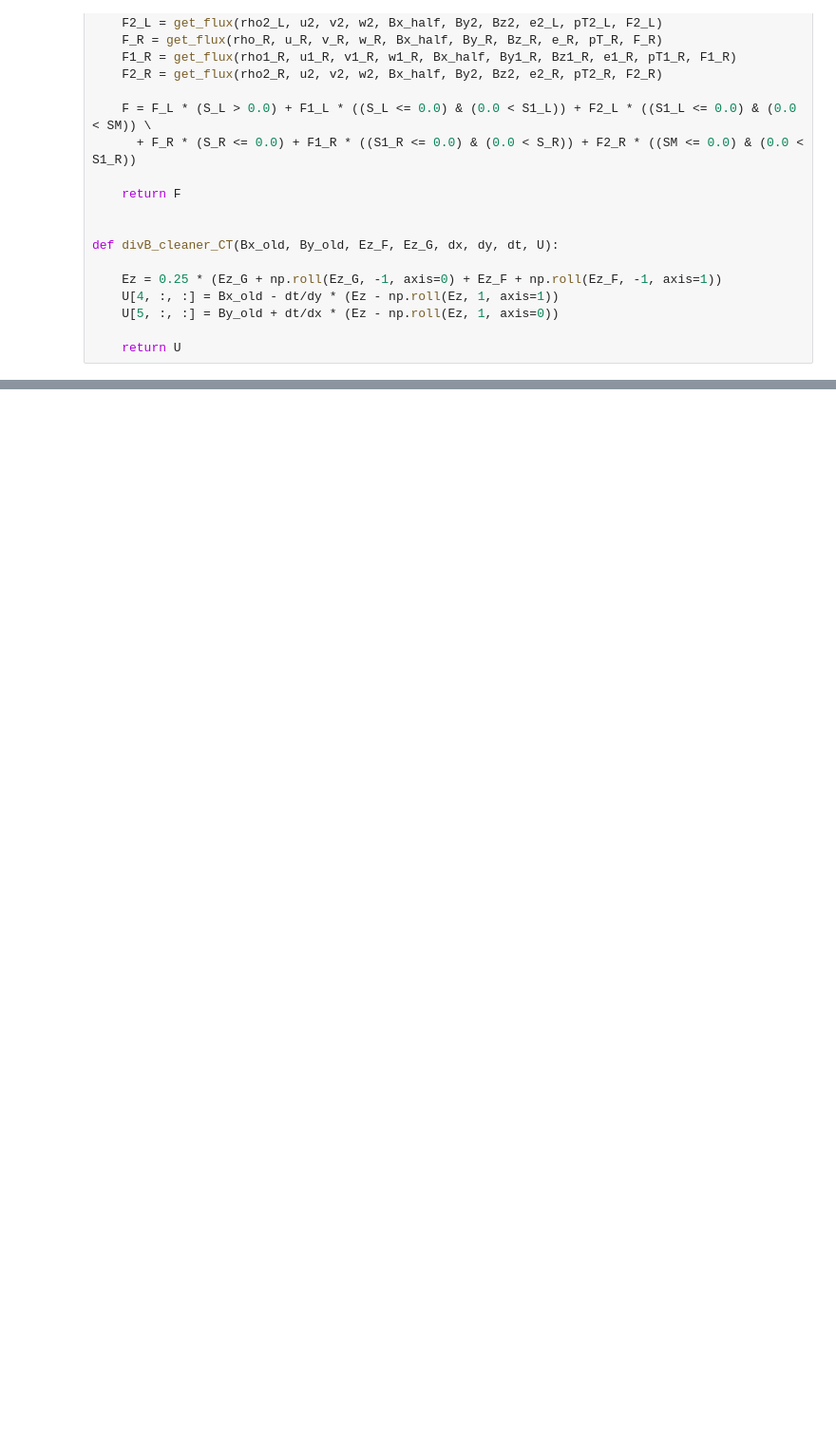
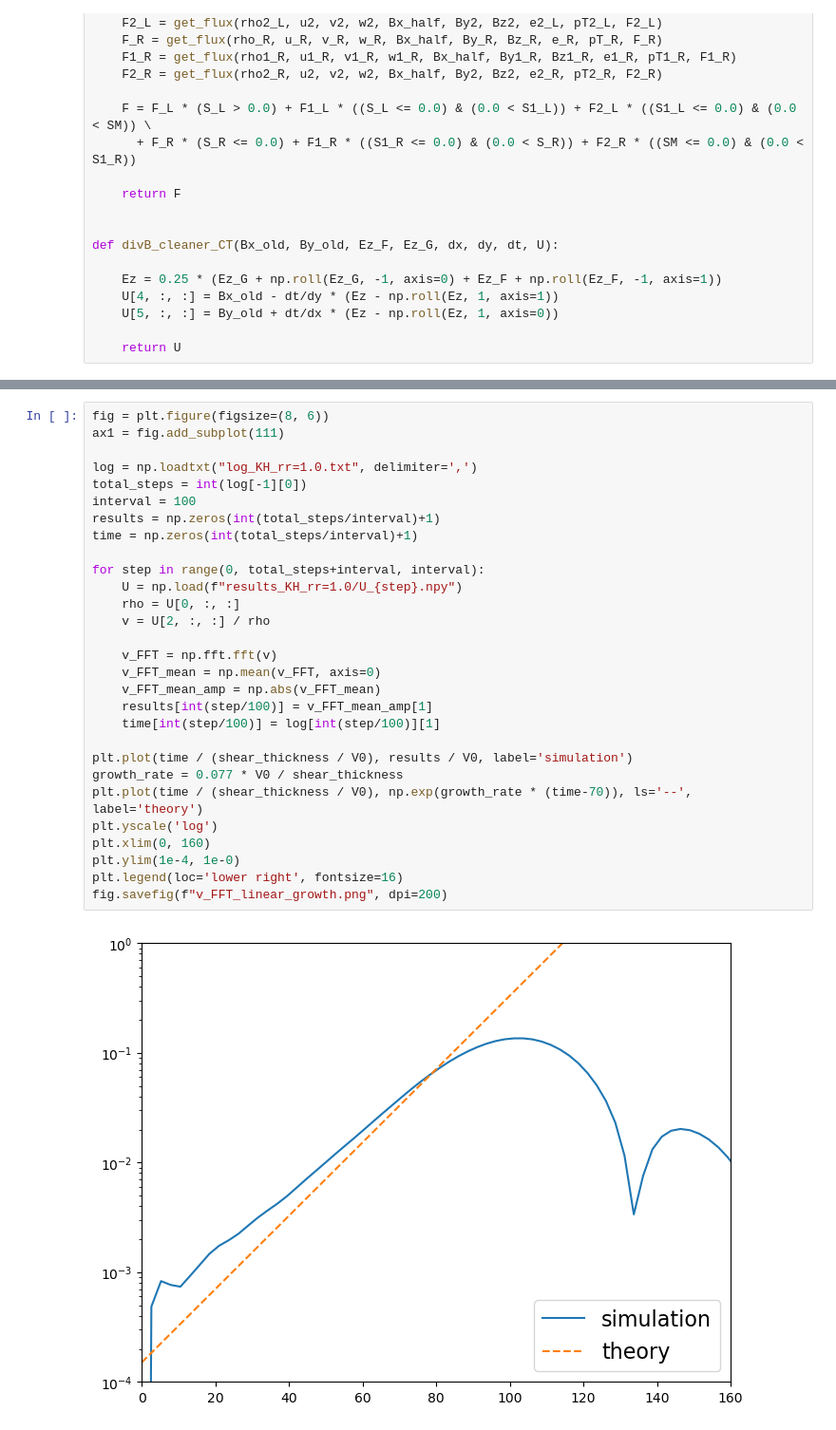
Before and after one commit to Keita-A/RadiativeMHD-simulation, a Jupyter notebook: chap4_KH_CT_WENO.ipynb, the cells around one changed output, grey strips where cells are left out. Shown at 95% size. Saved outputs shown, nothing was run; the diff lists cells and outputs as text; blank space fills up the shorter version.

```diff
--- a/chap4_KH_CT_WENO.ipynb
+++ b/chap4_KH_CT_WENO.ipynb
@@ -382,0 +434,31 @@ video.release()
+# %%
+fig = plt.figure(figsize=(8, 6))
+ax1 = fig.add_subplot(111)
+
+log = np.loadtxt("log_KH_rr=1.0.txt", delimiter=',')
+total_steps = int(log[-1][0])
+interval = 100
+results = np.zeros(int(total_steps/interval)+1)
+time = np.zeros(int(total_steps/interval)+1)
+
+for step in range(0, total_steps+interval, interval):
+    U = np.load(f"results_KH_rr=1.0/U_{step}.npy")
+    rho = U[0, :, :]
+    v = U[2, :, :] / rho
+
+    v_FFT = np.fft.fft(v)
+    v_FFT_mean = np.mean(v_FFT, axis=0)
+    v_FFT_mean_amp = np.abs(v_FFT_mean)
+    results[int(step/100)] = v_FFT_mean_amp[1]
+    time[int(step/100)] = log[int(step/100)][1]
+
+plt.plot(time / (shear_thickness / V0), results / V0, label='simulation')
+growth_rate = 0.077 * V0 / shear_thickness
+plt.plot(time / (shear_thickness / V0), np.exp(growth_rate * (time-70)), ls='--', label='theory')
+plt.yscale('log')
+plt.xlim(0, 160)
+plt.ylim(1e-4, 1e-0)
+plt.legend(loc='lower right', fontsize=16)
+fig.savefig(f"v_FFT_linear_growth.png", dpi=200)
+# %% [output]
+[figure, added]
```
Also changed, not shown: parts of 9 cells of this notebook, 1 other file.
